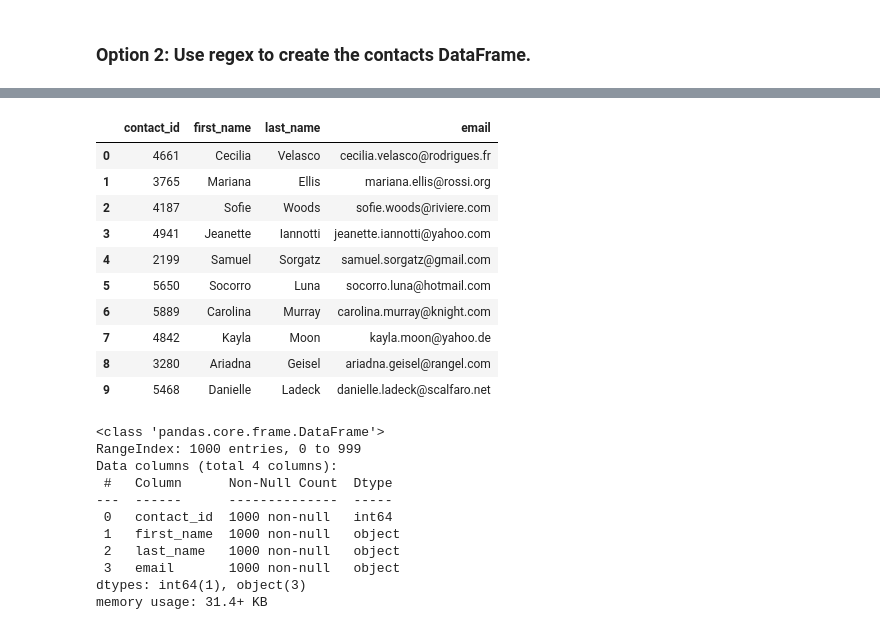
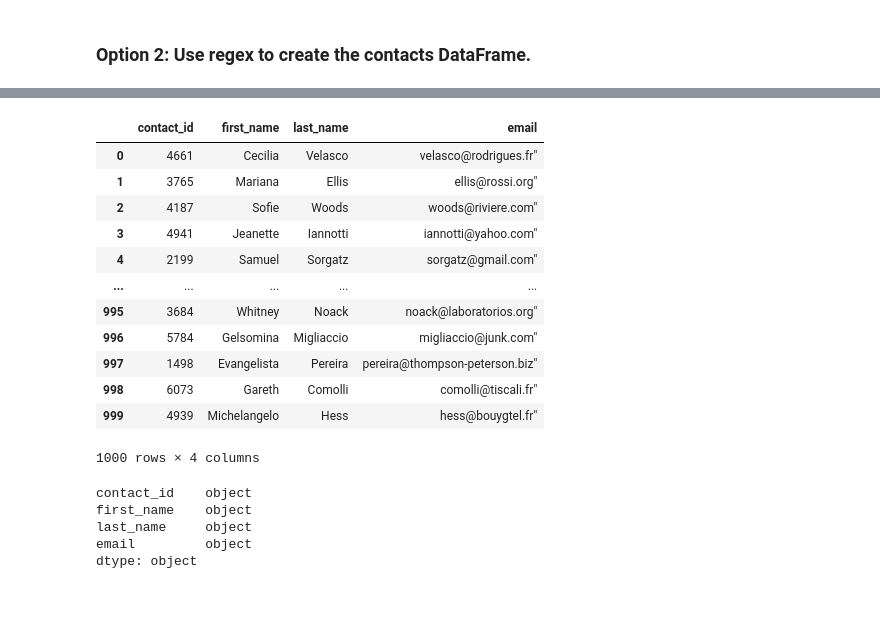
Before and after one commit to kbrantner/Crowdfunding_ETL, a Jupyter notebook: Starter_Files/ETL_Mini_Project_KBrantner.ipynb, the cells around one changed output, grey strips where cells are left out. Saved outputs shown, nothing was run; the diff lists cells and outputs as text; code cells hidden in the pictures; blank space fills up the shorter version.

```diff
--- a/Starter_Files/ETL_Mini_Project_KBrantner.ipynb
+++ b/Starter_Files/ETL_Mini_Project_KBrantner.ipynb
@@ -522,0 +861,8 @@ memory usage: 15.8+ KB
+# %%
+
+#email
+p='([a-zA-Z]+@.[^}]{3,})'
+email=contact_info_df['contact_info'].str.extractall(p)
+email=pd.DataFrame(email)
+email=email.reset_index(drop=True)
+email
@@ -522,0 +883,3 @@ memory usage: 15.8+ KB
+# %%
+contact_info_df['email']=email
+contact_info_df
@@ -551,4 +910,6 @@ memory usage: 15.8+ KB
 # %%
 # Create a copy of the contact_info_df with the 'contact_id', 'name', 'email' columns.
+contact_info_df_copy=contact_info_df[['contact_id', 'name', 'email']]
+contact_info_df_copy
 # %% [output]
 |  | contact_id | name | email |
@@ -565,6 +928,10 @@ memory usage: 15.8+ KB
 # %%
 # Create a "first"name" and "last_name" column with the first and last names from the "name" column.
-
-
+#contact_info_df_copy[['first_name', 'last_name']]=contact_info_df_copy['name'].str.split(" ", expand=True)
+#contact_df[['first_name', 'last_name']] = contact_df["name"].apply(lambda x: pd.Series(str(x).split(" ")))
+#contact_info_df_copy
 # Drop the contact_name column
+#del contact_info_df_copy['name']
+contact_info_df_copy[['first_name', 'last_name']]=contact_info_df_copy['name'].str.split(" ", expand=True)
+contact_info_df_copy
 # %% [output]
@@ -582,28 +958,27 @@ memory usage: 15.8+ KB
 # %%
 # Reorder the columns
+contact_info_df_copy=contact_info_df_copy[['contact_id', 'first_name', 'last_name', 'email']]
+contact_info_df_copy
 # %% [output]
 |  | contact_id | first_name | last_name | email |
-| 0 | 4661 | Cecilia | Velasco | cecilia.velasco@rodrigues.fr |
-| 1 | 3765 | Mariana | Ellis | mariana.ellis@rossi.org |
-| 2 | 4187 | Sofie | Woods | sofie.woods@riviere.com |
-| 3 | 4941 | Jeanette | Iannotti | jeanette.iannotti@yahoo.com |
-| 4 | 2199 | Samuel | Sorgatz | samuel.sorgatz@gmail.com |
-| 5 | 5650 | Socorro | Luna | socorro.luna@hotmail.com |
-| 6 | 5889 | Carolina | Murray | carolina.murray@knight.com |
-| 7 | 4842 | Kayla | Moon | kayla.moon@yahoo.de |
-| 8 | 3280 | Ariadna | Geisel | ariadna.geisel@rangel.com |
-| 9 | 5468 | Danielle | Ladeck | danielle.ladeck@scalfaro.net |
+| 0 | 4661 | Cecilia | Velasco | velasco@rodrigues.fr" |
+| 1 | 3765 | Mariana | Ellis | ellis@rossi.org" |
+| 2 | 4187 | Sofie | Woods | woods@riviere.com" |
+| 3 | 4941 | Jeanette | Iannotti | iannotti@yahoo.com" |
+| 4 | 2199 | Samuel | Sorgatz | sorgatz@gmail.com" |
+| ... | ... | ... | ... | ... |
+| 995 | 3684 | Whitney | Noack | noack@laboratorios.org" |
+| 996 | 5784 | Gelsomina | Migliaccio | migliaccio@junk.com" |
+| 997 | 1498 | Evangelista | Pereira | pereira@thompson-peterson.biz" |
+| 998 | 6073 | Gareth | Comolli | comolli@tiscali.fr" |
+| 999 | 4939 | Michelangelo | Hess | hess@bouygtel.fr" |
+1000 rows × 4 columns
 # %%
 # Check the datatypes one more time before exporting as CSV file.
+contact_info_df_copy.dtypes
 # %% [output]
-<class 'pandas.core.frame.DataFrame'>
-RangeIndex: 1000 entries, 0 to 999
-Data columns (total 4 columns):
- #   Column      Non-Null Count  Dtype
----  ------      --------------  -----
- 0   contact_id  1000 non-null   int64
- 1   first_name  1000 non-null   object
- 2   last_name   1000 non-null   object
- 3   email       1000 non-null   object
-dtypes: int64(1), object(3)
-memory usage: 31.4+ KB
+contact_id    object
+first_name    object
+last_name     object
+email         object
+dtype: object
```
Also changed, not shown: parts of 68 cells of this notebook.
